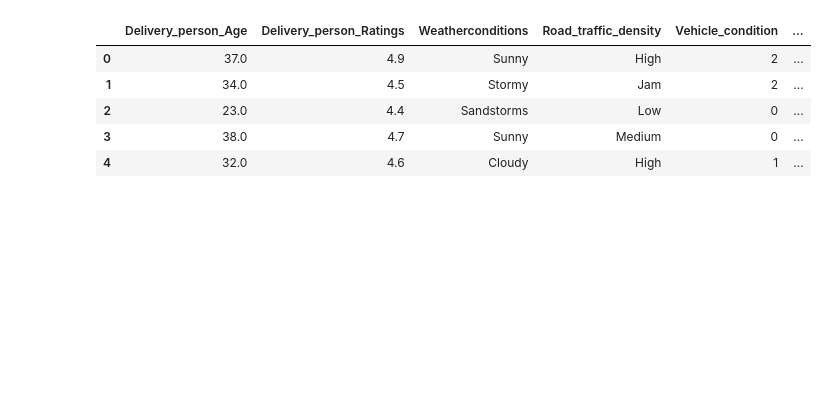
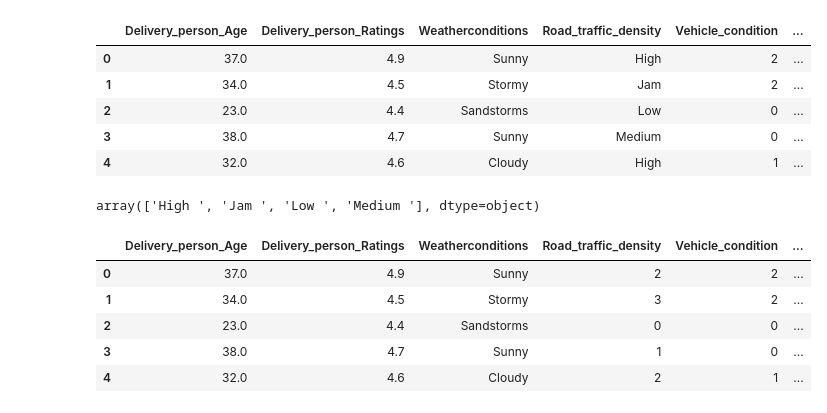
Before and after one commit to HRS0986/food-delivery-time-prediction, a Jupyter notebook: notebook.ipynb, the cells around one changed output. Saved outputs shown, nothing was run; the diff lists cells and outputs as text; code cells hidden in the pictures; blank space fills up the shorter version.

```diff
--- a/notebook.ipynb
+++ b/notebook.ipynb
@@ -193,3 +194,4 @@ df["Order_DateTime"] = pd.to_datetime(df["Order_Date"] + df["Time_Orderd"])
 df['Picked_DateTime'] = pd.to_datetime(df['Order_Date'] + np.where(df['Time_Order_picked'] < df['Time_Orderd'], pd.DateOffset(days=1), pd.DateOffset(days=0)) + df['Time_Order_picked'])
 # %%
 df["Prepare_time"] = (df["Picked_DateTime"] - df["Order_DateTime"]).dt.total_seconds() / 60
+df['Prepare_time'].fillna(df['Prepare_time'].median(), inplace=True)
@@ -229,6 +238,7 @@ dtypes: float64(5), int64(1), object(7)
 memory usage: 4.5+ MB
 # %%
 df["Time_taken(min)"] = df["Time_taken(min)"].astype(float)
+df["multiple_deliveries"] = df["multiple_deliveries"].astype(int)
 # %%
 df.info()
 # %% [output]
@@ -263,0 +281,21 @@ df.head()
+# %%
+df["Road_traffic_density"].unique()
+# %% [output]
+array(['High ', 'Jam ', 'Low ', 'Medium '], dtype=object)
+# %%
+df["Road_traffic_density"] = df["Road_traffic_density"].apply(lambda x: x.strip())
+# %%
+from sklearn.preprocessing import OrdinalEncoder
+
+oe = OrdinalEncoder(categories=[["Low", "Medium", "High", "Jam"]])
+
+df_oe = df.copy()
+df_oe["Road_traffic_density"] = oe.fit_transform(df_oe[["Road_traffic_density"]]).astype(int)
+df_oe.head()
+# %% [output]
+|  | Delivery_person_Age | Delivery_person_Ratings | Weatherconditions | Road_traffic_density | Vehicle_condition | ... |
+| 0 | 37.0 | 4.9 | Sunny | 2 | 2 | ... |
+| 1 | 34.0 | 4.5 | Stormy | 3 | 2 | ... |
+| 2 | 23.0 | 4.4 | Sandstorms | 0 | 0 | ... |
+| 3 | 38.0 | 4.7 | Sunny | 1 | 0 | ... |
+| 4 | 32.0 | 4.6 | Cloudy | 2 | 1 | ... |
```
Also changed, not shown: parts of 22 cells of this notebook, 2 other files.
